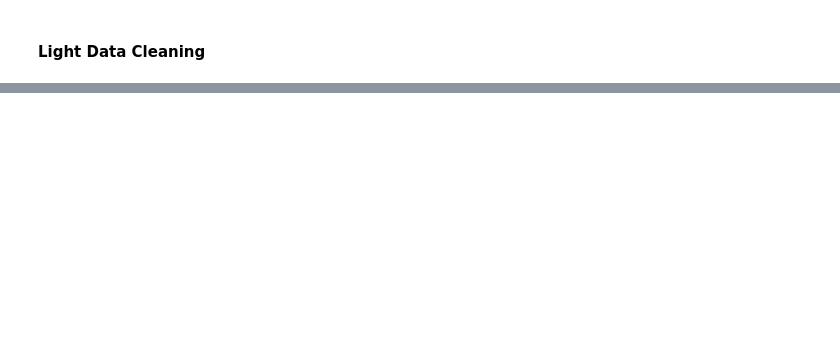
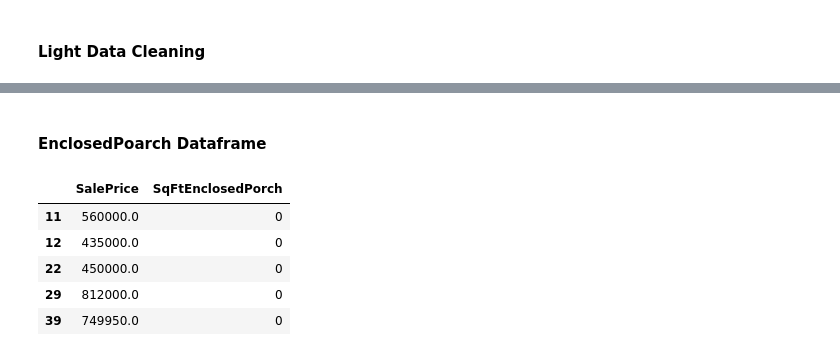
Before and after one commit to jeffreyhwatson/King_Co_Price_Analysis, a Jupyter notebook: notebooks/exploratory/eda_sql.ipynb, the cells around one changed output, grey strips where cells are left out. Cells and saved outputs as stored; diff of their text form; code cells hidden in the pictures; blank space fills up the shorter version.

```diff
--- a/notebooks/exploratory/eda_sql.ipynb
+++ b/notebooks/exploratory/eda_sql.ipynb
@@ -413,0 +441,13 @@ lookup(103)
+# %% [markdown]
+#### EnclosedPoarch Dataframe
+# %%
+# isolating SalePrice target and SqFtEnclosedPorch predictor
+p_dfp = nz19[['SalePrice', 'SqFtEnclosedPorch']].copy()
+p_dfp.head()
+# %% [output]
+|  | SalePrice | SqFtEnclosedPorch |
+| 11 | 560000.0 | 0 |
+| 12 | 435000.0 | 0 |
+| 22 | 450000.0 | 0 |
+| 29 | 812000.0 | 0 |
+| 39 | 749950.0 | 0 |
```
Also changed, not shown: parts of 72 cells of this notebook, 2 other files.
